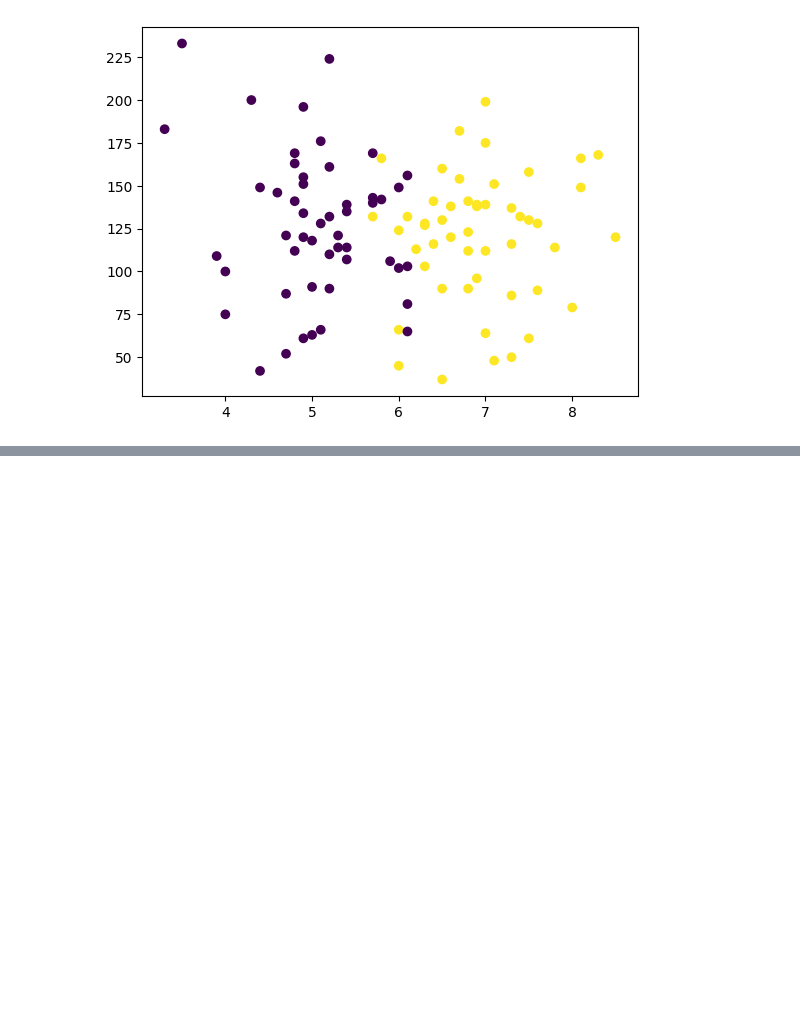
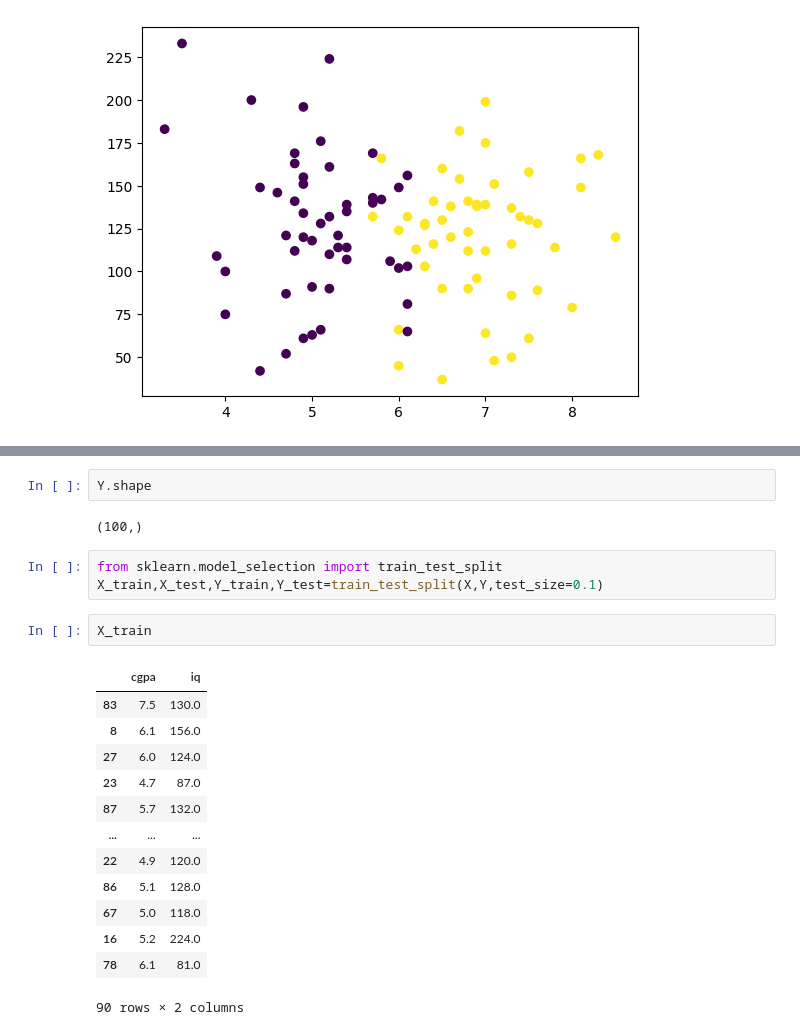
Before and after one commit to AhsanHafeez29102005-19/ML-Project, a Jupyter notebook: placement prediction Model.ipynb, the cells around one changed output, grey strips where cells are left out. Saved outputs shown, nothing was run; the diff lists cells and outputs as text; blank space fills up the shorter version.

```diff
--- a/placement prediction Model.ipynb
+++ b/placement prediction Model.ipynb
@@ -50,0 +78,23 @@ plt.scatter(df['cgpa'],df['iq'],c=df['placement'])
+# %%
+Y.shape
+# %% [output]
+(100,)
+# %%
+from sklearn.model_selection import train_test_split
+X_train,X_test,Y_train,Y_test=train_test_split(X,Y,test_size=0.1)
+# %%
+X_train
+# %% [output]
+|  | cgpa | iq |
+| 83 | 7.5 | 130.0 |
+| 8 | 6.1 | 156.0 |
+| 27 | 6.0 | 124.0 |
+| 23 | 4.7 | 87.0 |
+| 87 | 5.7 | 132.0 |
+| ... | ... | ... |
+| 22 | 4.9 | 120.0 |
+| 86 | 5.1 | 128.0 |
+| 67 | 5.0 | 118.0 |
+| 16 | 5.2 | 224.0 |
+| 78 | 6.1 | 81.0 |
+90 rows × 2 columns
```
Also changed, not shown: parts of 19 cells of this notebook.
